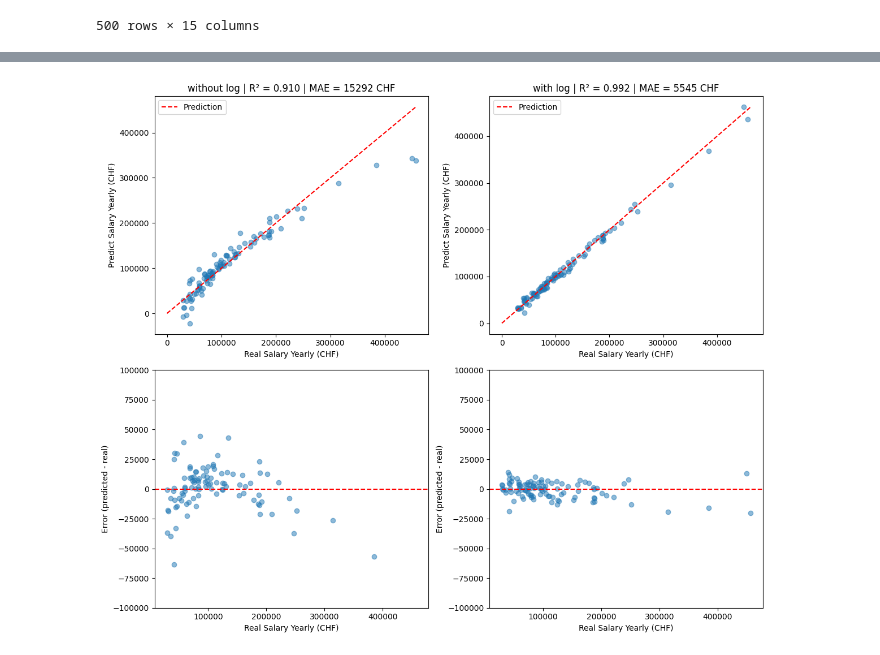
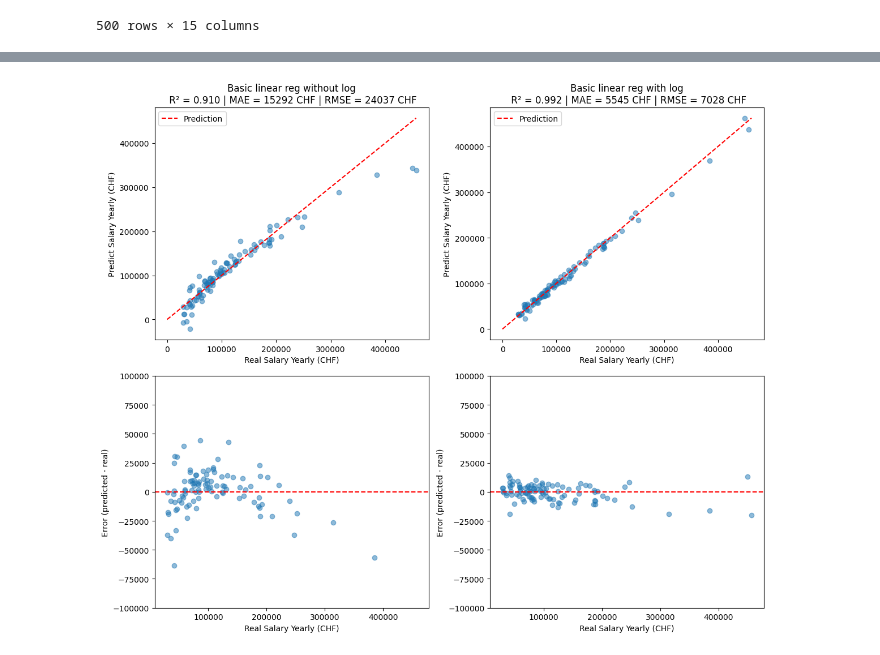
Before and after one commit to Dyumes/SS2-MobileApp, a Jupyter notebook: model_prediction/model.ipynb, the cells around one changed output, grey strips where cells are left out. Drawn from its saved outputs; the diff is of its cells as text; code cells hidden in the pictures.

Commit message:
added two other model to test and compare

```diff
--- a/model_prediction/model.ipynb
+++ b/model_prediction/model.ipynb
@@ -317,31 +369,41 @@ Mean scores (with log): 0.9836485053558277
 # %%
 import matplotlib.pyplot as plt
 from sklearn.metrics import r2_score, mean_absolute_error
 
+
+
 #REMINDER : R^2 = 1 - (sum((y_test - y_pred) ** 2) / sum((y_test - np.mean(y_test)) ** 2)) -> 0.75 means the model removes 75% of the squared error we get
 # by just predicting the mean (in CHF the error only drops by 1 - sqrt(0.25) = 50%).
 
+#MAE = Mean absolute error ->
+#RMSE = Root mean squared error ->
 
 fig, axes = plt.subplots(2, 2, figsize=(12, 10))
 
-for i, (pred, nom) in enumerate([(y_pred, "without log"), (y_pred_log, "with log")]):
+for i, (pred, nom, abreviation) in enumerate([(y_pred, "Basic linear reg without log", abreviations[0]), (y_pred_log, "Basic linear reg with log", abreviations[1])]):
     ax = axes[0, i]
     ax.scatter(y_test, pred, alpha=0.5)
     lims = [0, max(y_test.max(), pred.max())]
     ax.plot(lims, lims, "r--", label="Prediction")
     ax.set_xlabel("Real Salary Yearly (CHF)")
     ax.set_ylabel("Predict Salary Yearly (CHF)")
-    ax.set_title(f"{nom} | R² = {r2_score(y_test, pred):.3f} | MAE = {mean_absolute_error(y_test, pred):.0f} CHF")
+    result[abreviation] = {
+        "MeanScore" : np.mean(eval(f"scores_{abreviation}")),
+        "R2": r2_score(y_test, pred),
+        "MAE": mean_absolute_error(y_test, pred),
+        "RMSE": int(np.sqrt(mean_squared_error(y_test, pred)))
+    }
+    ax.set_title(f"{nom}\n R² = {result[abreviation]["R2"]:.3f} | MAE = {result[abreviation]["MAE"]:.0f} CHF | RMSE = {int(result[abreviation]["RMSE"])} CHF")
     ax.legend()
 
     ax = axes[1, i]
     ax.scatter(y_test, pred - y_test, alpha=0.5)
     ax.set_ylim(-100000, 100000)
     ax.axhline(0, color="r", linestyle="--")
     ax.set_xlabel("Real Salary Yearly (CHF)")
     ax.set_ylabel("Error (predicted - real)")
 
 plt.tight_layout()
 plt.show()
 # %% [output]
-[figure, old version]
+[figure, new version]
```
Also changed, not shown: parts of 3 cells of this notebook.
